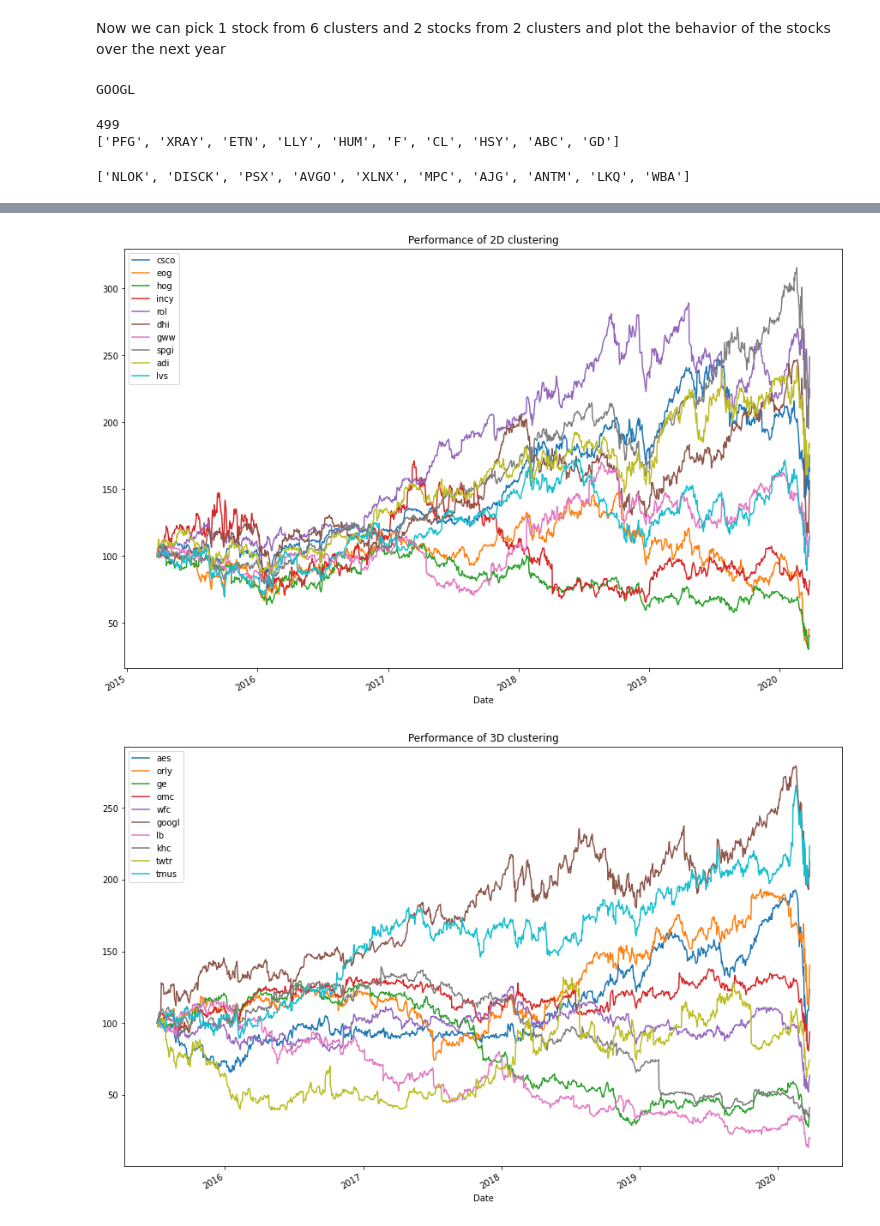
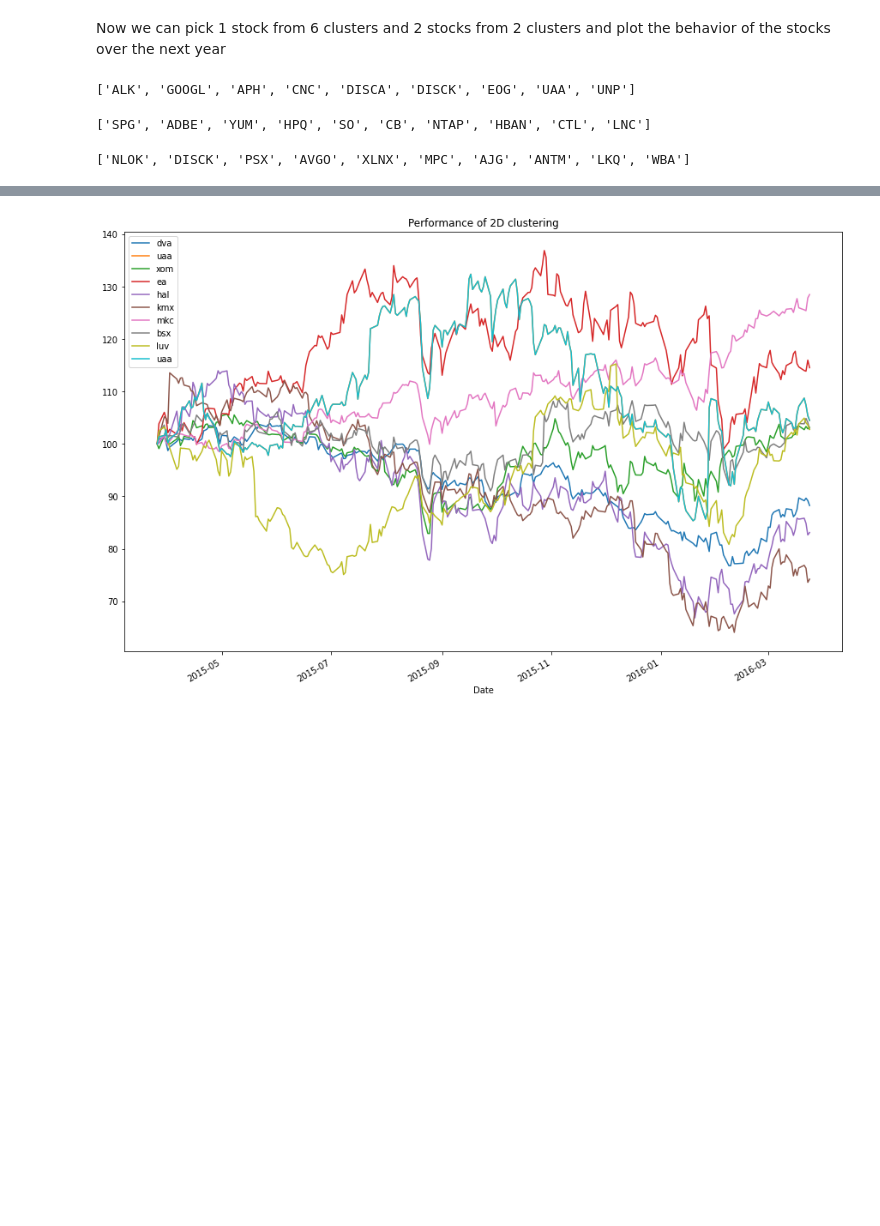
Before and after one commit to CAP4770-group9-project/final-project, a Jupyter notebook: k-means-clustering.ipynb, the cells around one changed output, grey strips where cells are left out. Saved outputs shown, nothing was run; the diff lists cells and outputs as text; code cells hidden in the pictures; blank space fills up the shorter version.

Commit message:
added cluster plotting

```diff
--- a/k-means-clustering.ipynb
+++ b/k-means-clustering.ipynb
@@ -1126,17 +1126,16 @@ Now we can pick 1 stock from 6 clusters and 2 stocks from 2 clusters and plot th
 # %%
 import random
 tickers = labeled_stocks_2d[labeled_stocks_2d['Cluster'] == 1]
-index = tickers.sample().index[0]
+index = list(tickers.index)
 print(index)
 # %% [output]
-GOOGL
+['ALK', 'GOOGL', 'APH', 'CNC', 'DISCA', 'DISCK', 'EOG', 'UAA', 'UNP']
 # %%
 import random
 
-tickers = labeled_stocks_2d.index
-print(len(tickers))
-
-def getRandomTickers(tickers):
+#generate 10 completely random tickers
+def getRandomTickers():
+  tickers = labeled_stocks_2d.index
   randIndex = []
   randTickers = []
   for i in range(0,10):
@@ -1145,10 +1144,9 @@ def getRandomTickers(tickers):
     randTickers.append(tickers[index])
   return randTickers
 
-print(getRandomTickers(tickers))
+print(getRandomTickers())
 # %% [output]
-499
-['PFG', 'XRAY', 'ETN', 'LLY', 'HUM', 'F', 'CL', 'HSY', 'ABC', 'GD']
+['SPG', 'ADBE', 'YUM', 'HPQ', 'SO', 'CB', 'NTAP', 'HBAN', 'CTL', 'LNC']
 # %%
 import random
 #generate list of tickers from cluster numbers given dataframe
@@ -1175,20 +1173,12 @@ print(get_clustered_tickers(labeled_stocks_2d))
 # %% [output]
 ['NLOK', 'DISCK', 'PSX', 'AVGO', 'XLNX', 'MPC', 'AJG', 'ANTM', 'LKQ', 'WBA']
 # %%
-#plot performance of the 3 portfolios over the next year
-!pip install ffn
-import ffn
-
+#plot performance of the 3 portfolios vs a random portfolio over the next year
 clustered_tickers_2d = get_clustered_tickers(labeled_stocks_2d)
 clustered_tickers_3d = get_clustered_tickers(labeled_stocks_3d)
 clustered_tickers_pca = get_clustered_tickers(labeled_stocks_pca)
+random_tickers = getRandomTickers()
 
-prices = ffn.get(clustered_tickers_2d, start='2015-03-26', end='2020-03-26')
+prices = ffn.get(clustered_tickers_2d, start='2015-03-26', end='2016-03-26')
 ax1 = prices.rebase().plot(title="Performance of 2D clustering", figsize=(15, 10))
-
-prices = ffn.get(clustered_tickers_3d, start='2015-03-26', end='2020-03-26')
-ax1 = prices.rebase().plot(title="Performance of 3D clustering", figsize=(15, 10))
-
-prices = ffn.get(clustered_tickers_pca, start='2015-03-26', end='2020-03-26')
-ax1 = prices.rebase().plot(title="Performance of PCA clustering", figsize=(15, 10))
 # %% [output]
@@ -1212,2 +1185 @@ Requirement already satisfied: urllib3<1.25,>=1.21.1 in /usr/local/lib/python3.6
-[figure, old version]
+[figure, new version]
-[figure, removed]
```
Also changed, not shown: parts of 6 cells of this notebook.
